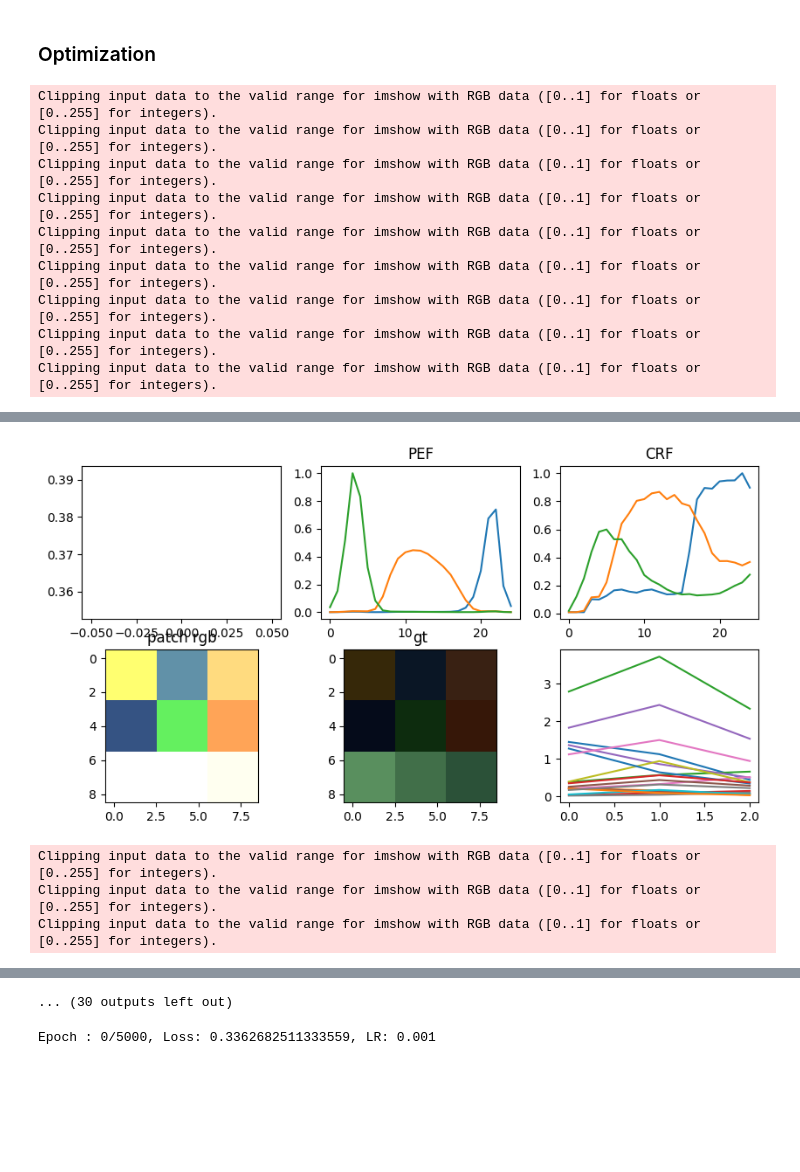
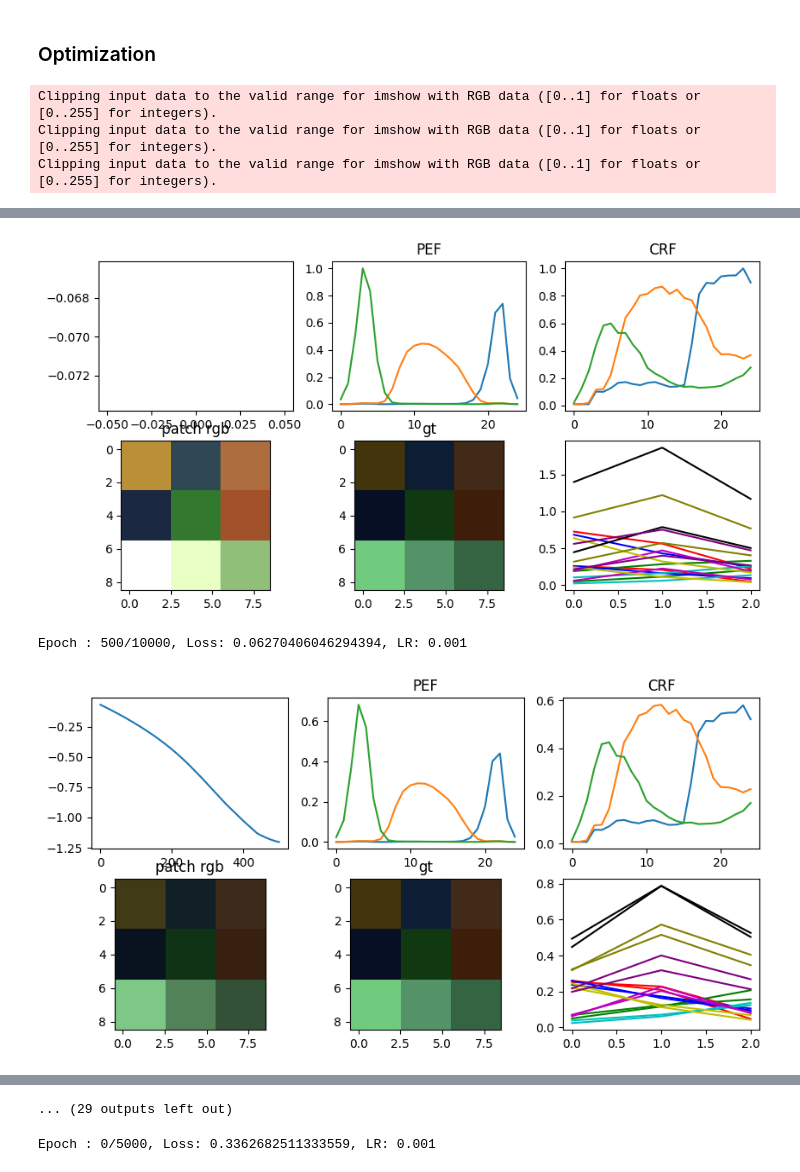
Before and after one commit to shshin1210/DSL, a Jupyter notebook: calibration/radiometric_cal/crf_optimization.ipynb, the cells around one changed output, grey strips where cells are left out. Drawn from its saved outputs; the diff is of its cells as text; code cells hidden in the pictures; blank space fills up the shorter version.

```diff
--- a/calibration/radiometric_cal/crf_optimization.ipynb
+++ b/calibration/radiometric_cal/crf_optimization.ipynb
@@ -50,3 +41,12 @@ all_patches_center_pts = np.array([[100, 120], [228,125], [354, 131], [480, 133]
+# %%
+# center points for RGBW patches
+center_pts = np.array([[349, 376],[218, 370], [87, 370],[74, 500]]) # R, G, B, W
+
+# center points for all patches
+all_patches_center_pts = np.array([[161, 137], [287,147], [407,151], [528, 153], [647,161], [767,164],
+[150,263], [280,265], [400,260], [532, 272], [650,270], [770,280],
+[145,375], [278,385], [407,387], [534,394], [657,390],  [774,397],
+[141,500], [273,507], [403,514], [530, 513], [657,513], [782, 513]])
 # %% [markdown]
 ### Projector & Camera response function / Initial values
 # %%
@@ -114,9 +136,16 @@ print(GT_image.max(), GT_image.min())
 # %%
 # for all patches
 def single_patch(patch, CRF, white_pattern_hyp):
+    patch_size = 20
+
     single_patch = (white_pattern_hyp * ref_CC[1:-2, patch]) @ CRF
     gt_single_patch = GT_image[all_patches_center_pts[patch,1], all_patches_center_pts[patch,0]]
 
+    y_start, y_end = all_patches_center_pts[patch,1] - patch_size, all_patches_center_pts[patch,1] + patch_size
+    x_start, x_end = all_patches_center_pts[patch,0] - patch_size, all_patches_center_pts[patch,0] + patch_size
+    gt_single_patch = GT_image[y_start:y_end , x_start:x_end].reshape(-1, 3).mean(axis = 0)
+
+
     return abs(single_patch - gt_single_patch)
 # %%
 # To tensor
@@ -142,12 +171,12 @@ H, W = 1, 1
 num_patch = 24
 
 # white pattern illuminated
-white_pattern = torch.ones(size = (H, W, 3), device = device)
+white_pattern = torch.ones(size = (H, W, 3), device = device) * 0.5
 
 # learning rate & decay step
 lr = 0.001
-decay_step = 800
-gamma = 0.8
+decay_step = 2000
+gamma = 0.5
 
 # optimized paramter (CRF & PEF)
 initial_value = torch.ones(size =(25, 6))
@@ -166,9 +195,11 @@ scheduler = torch.optim.lr_scheduler.StepLR(optimizer=optimizer, step_size=decay
 PEF = PEF.to(device)
 CRF = CRF.to(device)
 
-# rand_int = random.sample(range(24), 9)
-# print(rand_int)
+# patch index
 rand_int = np.array([6,7,8,12,13,14,18,19,20])
+
+# plotting line colors
+colors = ['r', 'g', 'b', 'c', 'm', 'y', 'k', 'olive', 'purple']
 
 for i in range(epoch):
     # initial loss
@@ -186,11 +217,10 @@ for i in range(epoch):
 
     # loss = loss.sum()
 
-
     CRF_cnst_opt, PEF_cnst_opt = opt_param[:,3:], opt_param[:,:3]
     CRF_dL2 = ((CRF_cnst_opt[:,:-1] - CRF_cnst_opt[:,1:])**2).sum()
     PEF_dL2 = ((PEF_cnst_opt[:,:-1] - PEF_cnst_opt[:,1:])**2).sum()
-    weight = 0.01
+    weight = 0.05
     loss += weight*(CRF_dL2 + PEF_dL2)
     loss = loss.sum()
 
@@ -204,7 +234,7 @@ for i in range(epoch):
     # opt_param.data.clamp_(0,1)
 
     if i % 500 == 0:
-        print(f"Epoch : {i}/{epoch}, Loss: {loss.item()}, LR: {optimizer.param_groups[0]['lr']}")
+        print(f"Epoch : {i}/{epoch}, Loss: {loss.item() / num_patch}, LR: {optimizer.param_groups[0]['lr']}")
         # print(f" Opt param value : {opt_param}, Epoch : {i}/{epoch}, Loss: {loss.item() / 4}, LR: {optimizer.param_groups[0]['lr']}")
 
         opt_param_detach = opt_param.detach().cpu().numpy()
@@ -235,16 +265,14 @@ for i in range(epoch):
 
             plt.subplot(234),plt.imshow(patch_rgb.astype(np.float32)), plt.title('patch rgb')
             plt.subplot(235),plt.imshow(patch_gt.astype(np.float32)), plt.title('gt')
-            plt.subplot(236), plt.plot(((white_pattern_hyp * ref_CC[1:-2, patch]) @ CRF_opt).flatten().detach().cpu().numpy(), label = "optimized"), plt.plot(GT_image[all_patches_center_pts[patch,1], all_patches_center_pts[patch,0]].flatten().detach().cpu().numpy(), label = "gt")
+
+            y_start, y_end = all_patches_center_pts[patch,1] - patch_size, all_patches_center_pts[patch,1] + patch_size
+            x_start, x_end = all_patches_center_pts[patch,0] - patch_size, all_patches_center_pts[patch,0] + patch_size
+
+            plt.subplot(236), plt.plot(((white_pattern_hyp * ref_CC[1:-2, patch]) @ CRF_opt).flatten().detach().cpu().numpy(), label = "optimized", c = colors[idx]), plt.plot(GT_image[y_start:y_end , x_start:x_end].reshape(-1, 3).mean(axis = 0).flatten().detach().cpu().numpy(), label = "gt", c = colors[idx])
 
         plt.show()
 # %% [output]
 Clipping input data to the valid range for imshow with RGB data ([0..1] for floats or [0..255] for integers).
 Clipping input data to the valid range for imshow with RGB data ([0..1] for floats or [0..255] for integers).
 Clipping input data to the valid range for imshow with RGB data ([0..1] for floats or [0..255] for integers).
-Clipping input data to the valid range for imshow with RGB data ([0..1] for floats or [0..255] for integers).
-Clipping input data to the valid range for imshow with RGB data ([0..1] for floats or [0..255] for integers).
-Clipping input data to the valid range for imshow with RGB data ([0..1] for floats or [0..255] for integers).
-Clipping input data to the valid range for imshow with RGB data ([0..1] for floats or [0..255] for integers).
-Clipping input data to the valid range for imshow with RGB data ([0..1] for floats or [0..255] for integers).
-Clipping input data to the valid range for imshow with RGB data ([0..1] for floats or [0..255] for integers).
@@ -252,4 +280,3 @@ Epoch : 0/10000, Loss: 56.666886364390024, LR: 0.001
-[figure, old version]
+[figure, new version]
-Clipping input data to the valid range for imshow with RGB data ([0..1] for floats or [0..255] for integers).
-Clipping input data to the valid range for imshow with RGB data ([0..1] for floats or [0..255] for integers).
-Clipping input data to the valid range for imshow with RGB data ([0..1] for floats or [0..255] for integers).
+Epoch : 500/10000, Loss: 0.06270406046294394, LR: 0.001
+[figure, new version]
@@ -264,4 +290,4 @@ Epoch : 2000/10000, Loss: 0.9632124205082888, LR: 0.00064
-... (30 outputs left out)
+... (29 outputs left out)
 # %%
 # arguments
 device = 'cuda:0'
```
Also changed, not shown: parts of 6 cells of this notebook.
